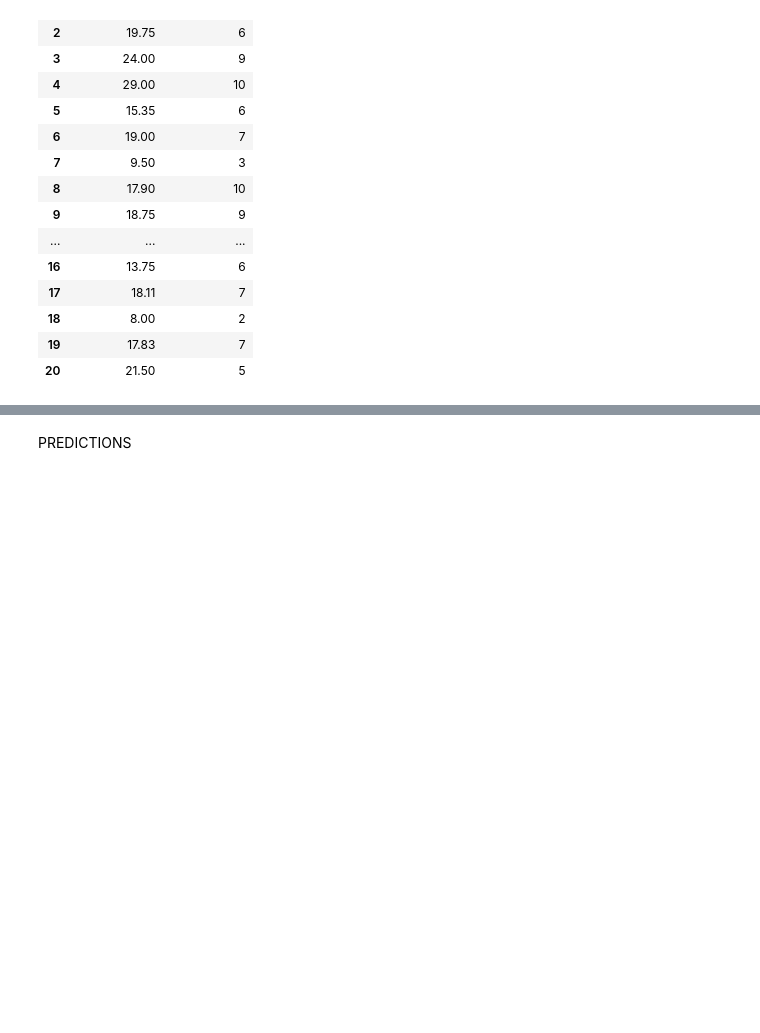
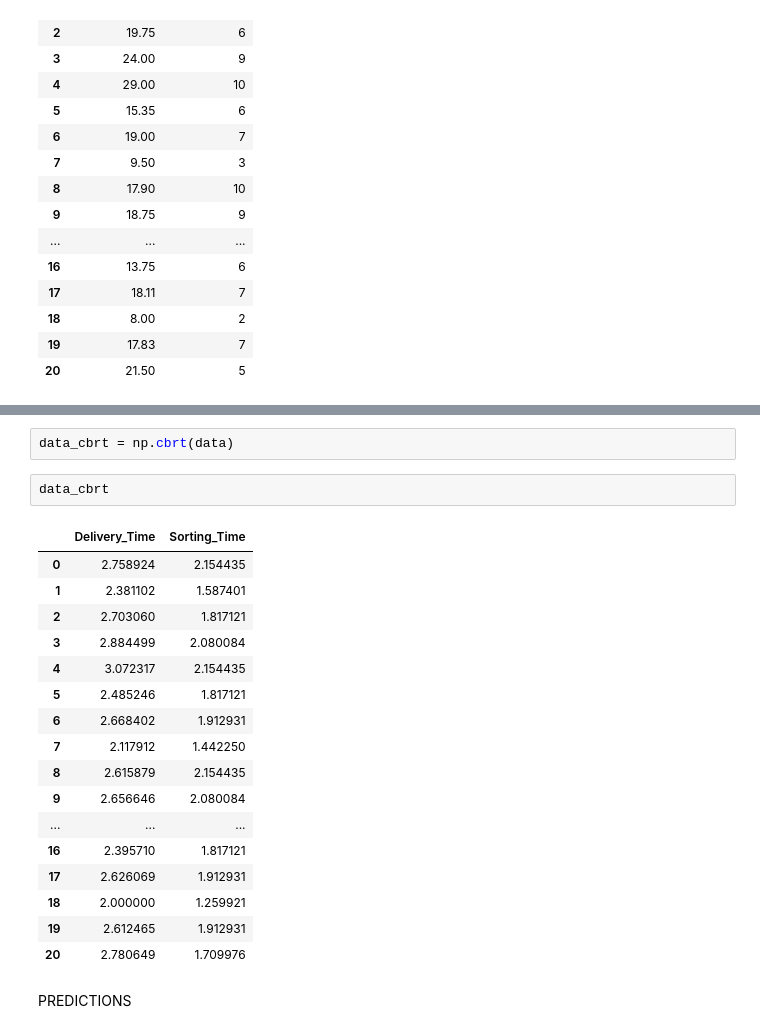
Before and after one commit to SamadSultan/4-SIMPLE-LINEAR-REGRESSION, a Jupyter notebook: delivery time.ipynb, the cells around one changed output, grey strips where cells are left out. Drawn from its saved outputs; the diff is of its cells as text; blank space fills up the shorter version.

```diff
--- a/delivery time.ipynb
+++ b/delivery time.ipynb
@@ -134,3 +177,25 @@ data
+# %%
+data_cbrt = np.cbrt(data)
+# %%
+data_cbrt
+# %% [output]
+|  | Delivery_Time | Sorting_Time |
+| 0 | 2.758924 | 2.154435 |
+| 1 | 2.381102 | 1.587401 |
+| 2 | 2.703060 | 1.817121 |
+| 3 | 2.884499 | 2.080084 |
+| 4 | 3.072317 | 2.154435 |
+| 5 | 2.485246 | 1.817121 |
+| 6 | 2.668402 | 1.912931 |
+| 7 | 2.117912 | 1.442250 |
+| 8 | 2.615879 | 2.154435 |
+| 9 | 2.656646 | 2.080084 |
+| ... | ... | ... |
+| 16 | 2.395710 | 1.817121 |
+| 17 | 2.626069 | 1.912931 |
+| 18 | 2.000000 | 1.259921 |
+| 19 | 2.612465 | 1.912931 |
+| 20 | 2.780649 | 1.709976 |
 # %% [markdown]
 PREDICTIONS
 # %%
```
Also changed, not shown: parts of 11 cells of this notebook, 1 other file.
